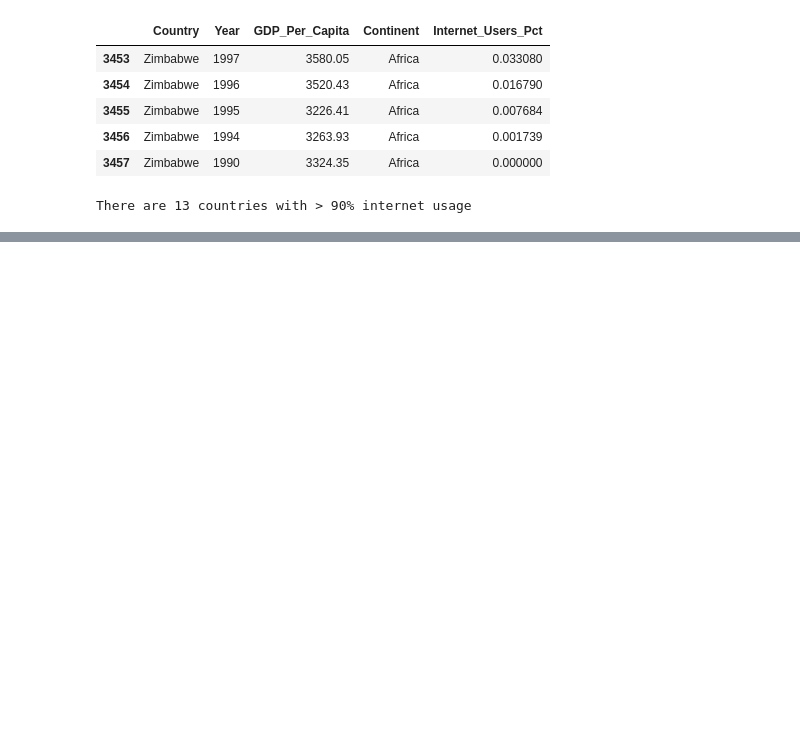
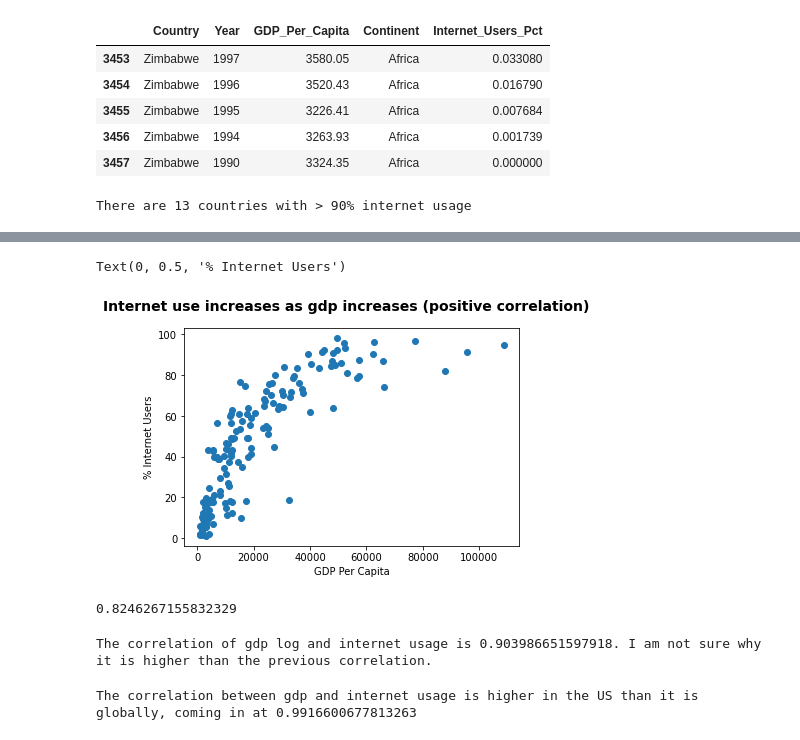
Before and after one commit to nss-data-science-cohort-5/un_exploration-bdfinlayson, a Jupyter notebook: main.ipynb, the cells around one changed output, grey strips where cells are left out. Saved outputs shown, nothing was run; the diff lists cells and outputs as text; code cells hidden in the pictures; blank space fills up the shorter version.

```diff
--- a/main.ipynb
+++ b/main.ipynb
@@ -477,0 +487,45 @@ fg.map(sns.scatterplot, 'GDP_Per_Capita', 'Year')
+# %%
+# 30
+
+gdp_and_internet_use_2014 = gdp_and_internet_use\
+    .set_index('Year')\
+    .loc['2014']
+
+fig = plt.figure()
+fig.suptitle('Internet use increases as gdp increases (positive correlation)', fontsize=14, fontweight='bold')
+plt.scatter(x='GDP_Per_Capita', y='Internet_Users_Pct', data=gdp_and_internet_use_2014)
+plt.xlabel('GDP Per Capita')
+plt.ylabel('% Internet Users')
+# %% [output]
+Text(0, 0.5, '% Internet Users')
+[figure, added]
+# %%
+# 31
+
+gdp_internet_corr = gdp_and_internet_use_2014['GDP_Per_Capita'].corr(gdp_and_internet_use_2014['Internet_Users_Pct'])
+
+print(f'The correlation of gdp and internet usage is {gdp_internet_corr}. This indicates a strong correlation.')
+# %% [output]
+0.8246267155832329
+# %%
+# 32
+
+gdp_and_internet_use_2014['GDP_Per_Capita_Log'] = np.log(gdp_and_internet_use_2014['GDP_Per_Capita'])
+
+log_and_internet_corr = gdp_and_internet_use_2014['GDP_Per_Capita_Log'].corr(gdp_and_internet_use_2014['Internet_Users_Pct'])
+
+print(f'The correlation of gdp log and internet usage is {log_and_internet_corr}. I am not sure why it is higher than the previous correlation.')
+# %% [output]
+The correlation of gdp log and internet usage is 0.903986651597918. I am not sure why it is higher than the previous correlation.
+# %%
+# 33
+
+us_df = gdp_and_internet_use\
+    .set_index('Country')\
+    .loc['United States']
+
+us_corr = us_df['GDP_Per_Capita'].corr(us_df['Internet_Users_Pct'])
+
+print(f'The correlation between gdp and internet usage is higher in the US than it is globally, coming in at {us_corr}')
+# %% [output]
+The correlation between gdp and internet usage is higher in the US than it is globally, coming in at 0.9916600677813263
```
Also changed, not shown: parts of 4 cells of this notebook.
